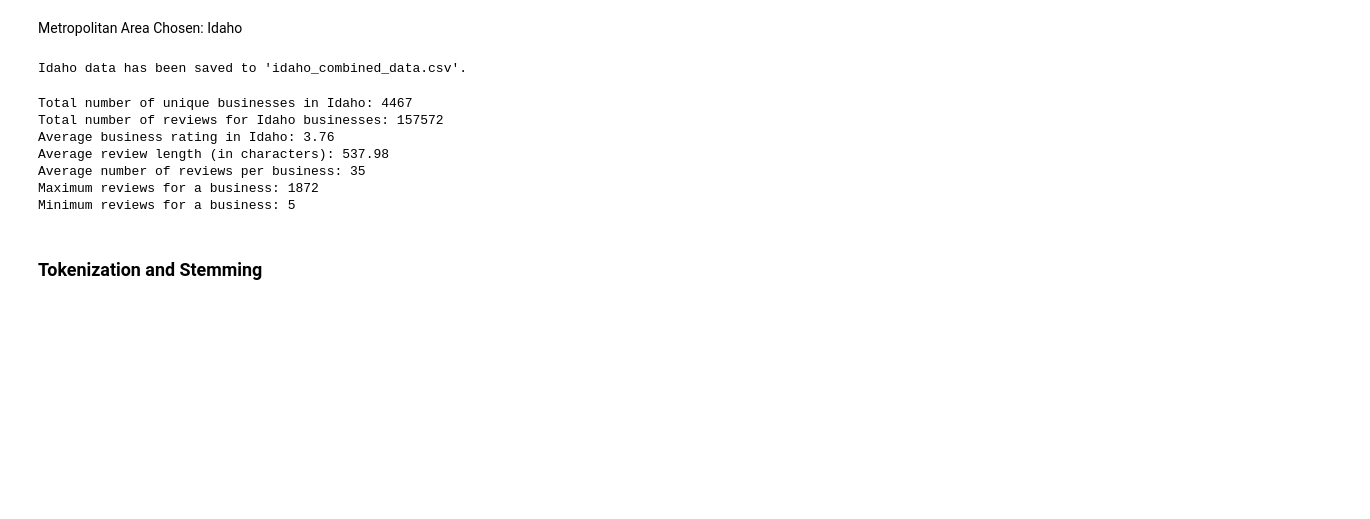
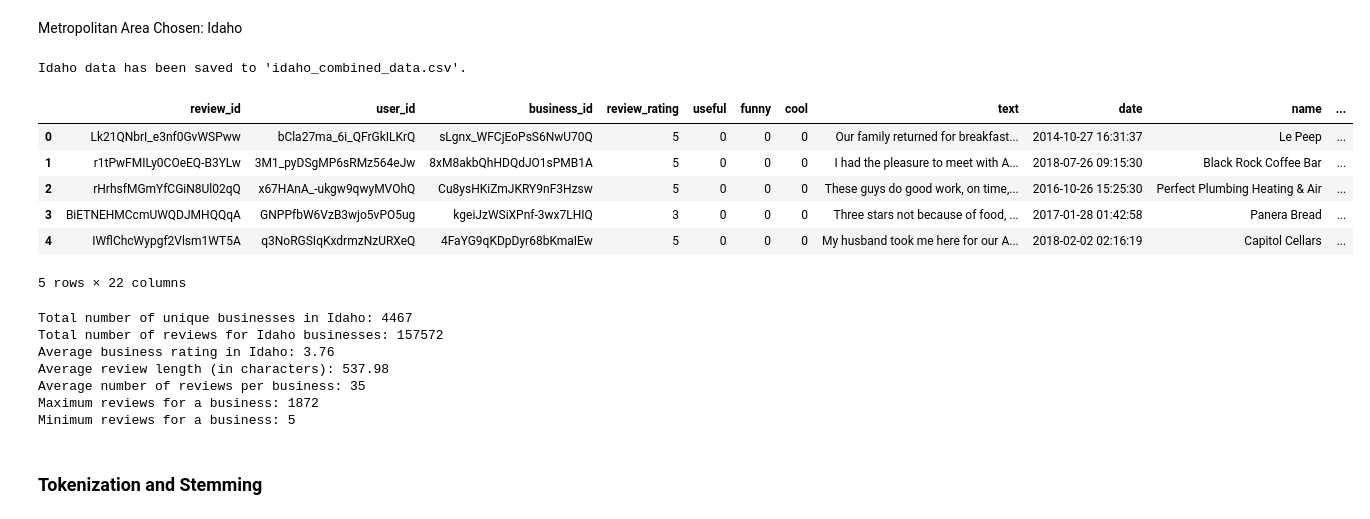
Before and after one commit to Juneeee98/Search_Engine, a Jupyter notebook: Dataset Analysis/Dataset Analysis.ipynb, the cells around one changed output. Drawn from its saved outputs; the diff is of its cells as text; code cells hidden in the pictures; blank space fills up the shorter version.

Commit message:
Updated Dataset Analysis
Added show business information from businesses dataset
Added average review length

Learned how to use github

```diff
--- a/Dataset Analysis/Dataset Analysis.ipynb
+++ b/Dataset Analysis/Dataset Analysis.ipynb
@@ -63,6 +82,16 @@ Idaho data has been saved to 'idaho_combined_data.csv'.
 # %%
 # Load the combined data from the CSV file
 idaho_data = pd.read_csv('idaho_combined_data.csv')
+# %%
+idaho_data.head()
+# %% [output]
+|  | review_id | user_id | business_id | review_rating | useful | funny | cool | text | date | name | ... |
+| 0 | Lk21QNbrI_e3nf0GvWSPww | bCla27ma_6i_QFrGkILKrQ | sLgnx_WFCjEoPsS6NwU70Q | 5 | 0 | 0 | 0 | Our family returned for breakfast... | 2014-10-27 16:31:37 | Le Peep | ... |
+| 1 | r1tPwFMILy0COeEQ-B3YLw | 3M1_pyDSgMP6sRMz564eJw | 8xM8akbQhHDQdJO1sPMB1A | 5 | 0 | 0 | 0 | I had the pleasure to meet with A... | 2018-07-26 09:15:30 | Black Rock Coffee Bar | ... |
+| 2 | rHrhsfMGmYfCGiN8Ul02qQ | x67HAnA_-ukgw9qwyMVOhQ | Cu8ysHKiZmJKRY9nF3Hzsw | 5 | 0 | 0 | 0 | These guys do good work, on time,... | 2016-10-26 15:25:30 | Perfect Plumbing Heating & Air | ... |
+| 3 | BiETNEHMCcmUWQDJMHQQqA | GNPPfbW6VzB3wjo5vPO5ug | kgeiJzWSiXPnf-3wx7LHIQ | 3 | 0 | 0 | 0 | Three stars not because of food, ... | 2017-01-28 01:42:58 | Panera Bread | ... |
+| 4 | IWflChcWypgf2Vlsm1WT5A | q3NoRGSIqKxdrmzNzURXeQ | 4FaYG9qKDpDyr68bKmaIEw | 5 | 0 | 0 | 0 | My husband took me here for our A... | 2018-02-02 02:16:19 | Capitol Cellars | ... |
+5 rows × 22 columns
 # %%
 # Basic statistics about Idaho businesses and reviews
 total_businesses = idaho_data['business_id'].nunique()  # Unique businesses
```
Also changed, not shown: parts of 9 cells of this notebook.
